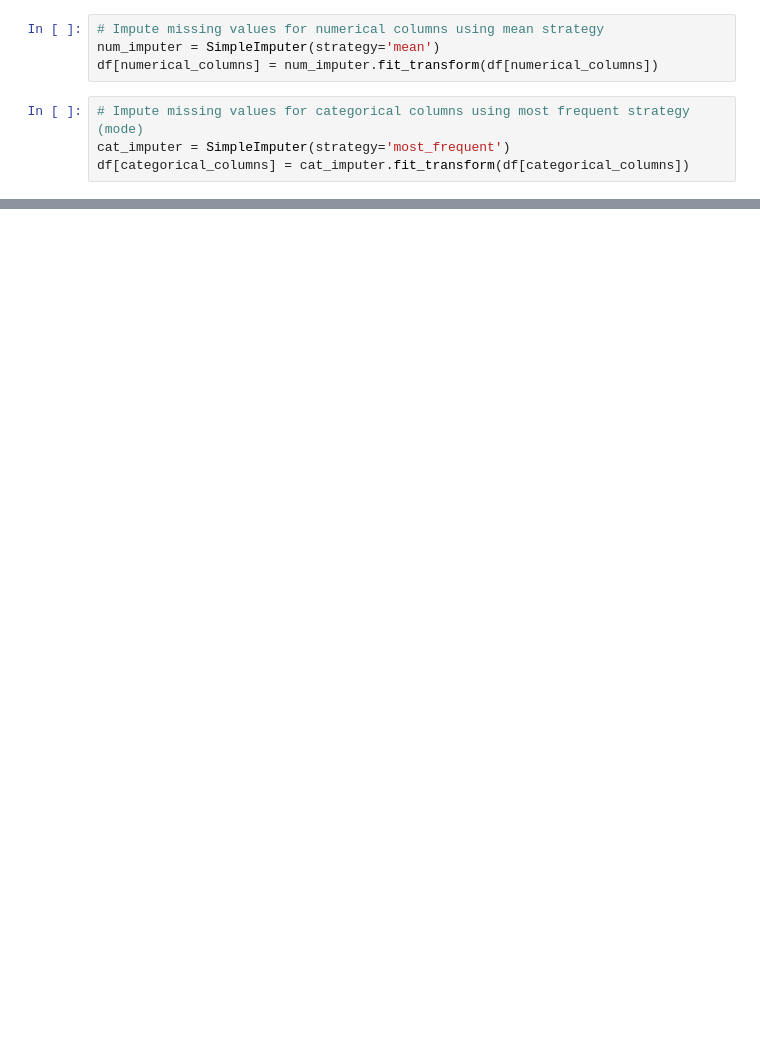
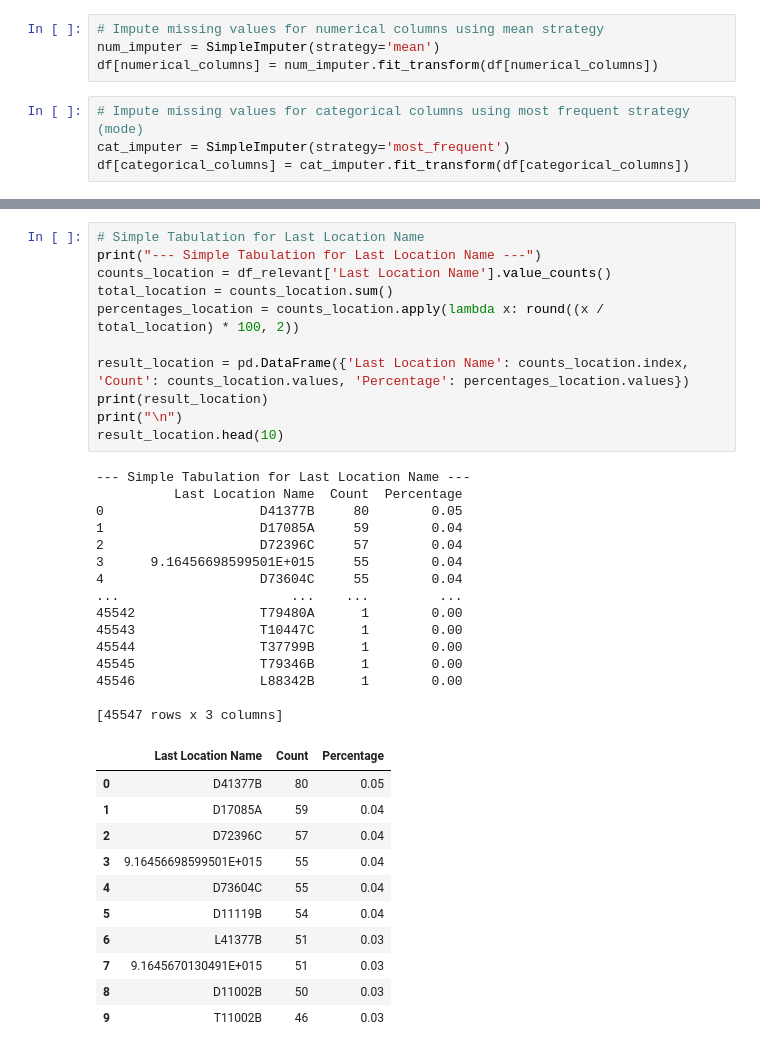
Before and after one commit to abrahamshimelis/TellCo-telecom, a Jupyter notebook: notebooks/data-quality-check.ipynb, the cells around one changed output, grey strips where cells are left out. Saved outputs shown, nothing was run; the diff lists cells and outputs as text; blank space fills up the shorter version.

```diff
--- a/notebooks/data-quality-check.ipynb
+++ b/notebooks/data-quality-check.ipynb
@@ -136,0 +241,38 @@ Total Percentage of Missing Values: 0.03%
+# %%
+# Simple Tabulation for Last Location Name
+print("--- Simple Tabulation for Last Location Name ---")
+counts_location = df_relevant['Last Location Name'].value_counts()
+total_location = counts_location.sum()
+percentages_location = counts_location.apply(lambda x: round((x / total_location) * 100, 2))
+
+result_location = pd.DataFrame({'Last Location Name': counts_location.index, 'Count': counts_location.values, 'Percentage': percentages_location.values})
+print(result_location)
+print("\n")
+result_location.head(10)
+# %% [output]
+--- Simple Tabulation for Last Location Name ---
+          Last Location Name  Count  Percentage
+0                    D41377B     80        0.05
+1                    D17085A     59        0.04
+2                    D72396C     57        0.04
+3      9.16456698599501E+015     55        0.04
+4                    D73604C     55        0.04
+...                      ...    ...         ...
+45542                T79480A      1        0.00
+45543                T10447C      1        0.00
+45544                T37799B      1        0.00
+45545                T79346B      1        0.00
+45546                L88342B      1        0.00
+
+[45547 rows x 3 columns]
+|  | Last Location Name | Count | Percentage |
+| 0 | D41377B | 80 | 0.05 |
+| 1 | D17085A | 59 | 0.04 |
+| 2 | D72396C | 57 | 0.04 |
+| 3 | 9.16456698599501E+015 | 55 | 0.04 |
+| 4 | D73604C | 55 | 0.04 |
+| 5 | D11119B | 54 | 0.04 |
+| 6 | L41377B | 51 | 0.03 |
+| 7 | 9.1645670130491E+015 | 51 | 0.03 |
+| 8 | D11002B | 50 | 0.03 |
+| 9 | T11002B | 46 | 0.03 |
```
Also changed, not shown: parts of 18 cells of this notebook, 1 other file.
